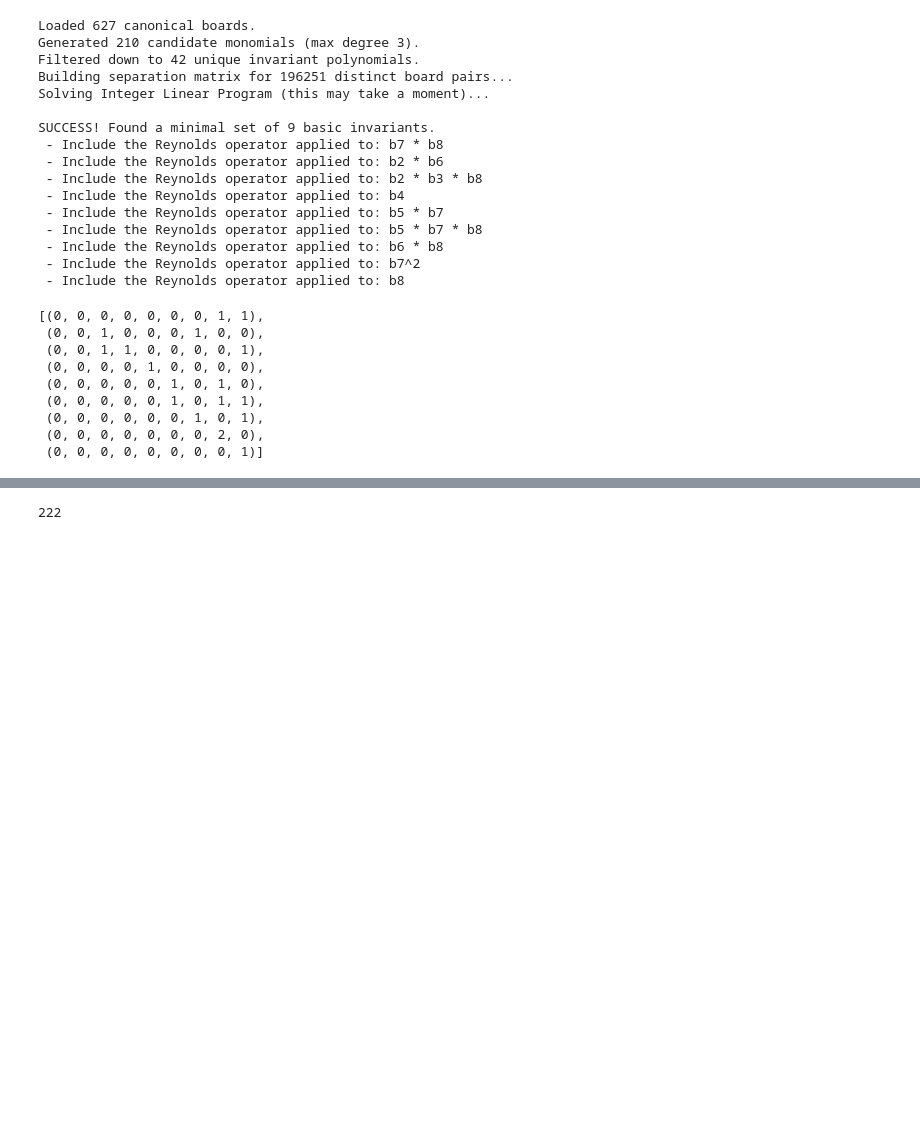
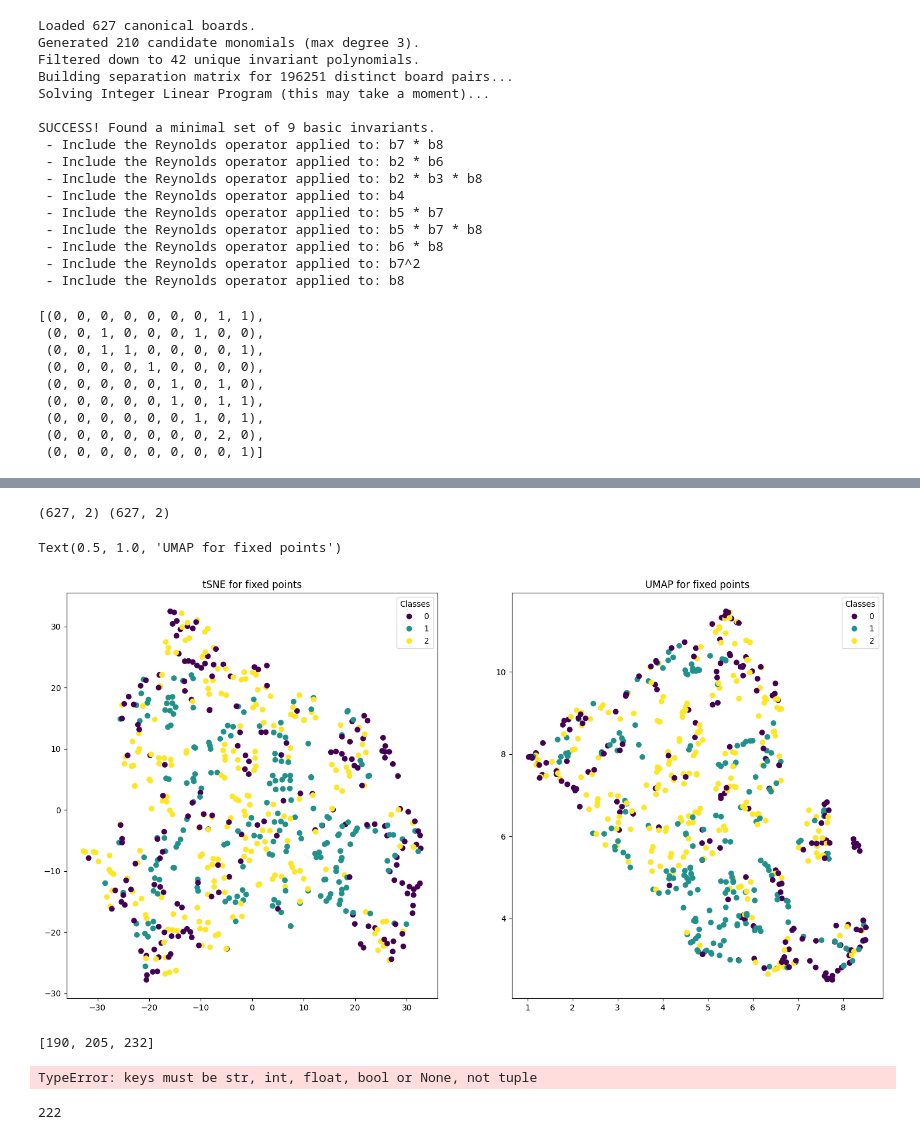
Before and after one commit to JackHanke/smalltictactoe, a Jupyter notebook: workspace.ipynb, the cells around one changed output, grey strips where cells are left out. Drawn from its saved outputs; the diff is of its cells as text; code cells hidden in the pictures; blank space fills up the shorter version.

```diff
--- a/workspace.ipynb
+++ b/workspace.ipynb
@@ -572,0 +605,12 @@ Collides with:
+# %%
+rep_count = [{} for _ in range(9)]
+for key, value in sym_dataset.items():
+    for rep_idx, indiv_rep in enumerate(key):
+        try:
+            rep_count[rep_idx][indiv_rep] += 1
+        except KeyError:
+            rep_count[rep_idx][indiv_rep] = 1
+
+
+for rep_freq_dict in rep_count:
+    print(rep_freq_dict)
@@ -573,3 +694,39 @@ Collides with:
+# %%
+import sklearn
+from sklearn.manifold import TSNE
+import matplotlib.pyplot as plt
+import umap
+
+tsne = TSNE()
+
+tsne_embeds = tsne.fit_transform(X)
+umap_embeds = umap.UMAP().fit_transform(X)
+print(tsne_embeds.shape, umap_embeds.shape)
+
+fig, (ax1, ax2) = plt.subplots(1,2, figsize=(18,9))
+scatter = ax1.scatter(tsne_embeds[:, 0], tsne_embeds[:, 1], c=Y, cmap='viridis')
+legend = ax1.legend(*scatter.legend_elements(), title="Classes")
+ax1.set_title(f'tSNE for fixed points')
+scatter = ax2.scatter(umap_embeds[:, 0], umap_embeds[:, 1], c=Y, cmap='viridis')
+legend = ax2.legend(*scatter.legend_elements(), title="Classes")
+ax2.set_title(f'UMAP for fixed points')
+# %% [output]
+(627, 2) (627, 2)
+Text(0.5, 1.0, 'UMAP for fixed points')
+[figure, added]
+# %%
+tot = [0,0,0]
+for key, value in sym_dataset.items():
+    tot[value] += 1
+tot
+# %% [output]
+[190, 205, 232]
+# %%
+import json
+with open('data/sym_dataset.json', 'w') as f:
+    json.dump(sym_dataset, f)
+# %% [output]
+TypeError: keys must be str, int, float, bool or None, not tuple
 # %%
 # how many board only have one move?
 full_tot = 0
```
Also changed, not shown: parts of 6 cells of this notebook, 3 other files.
